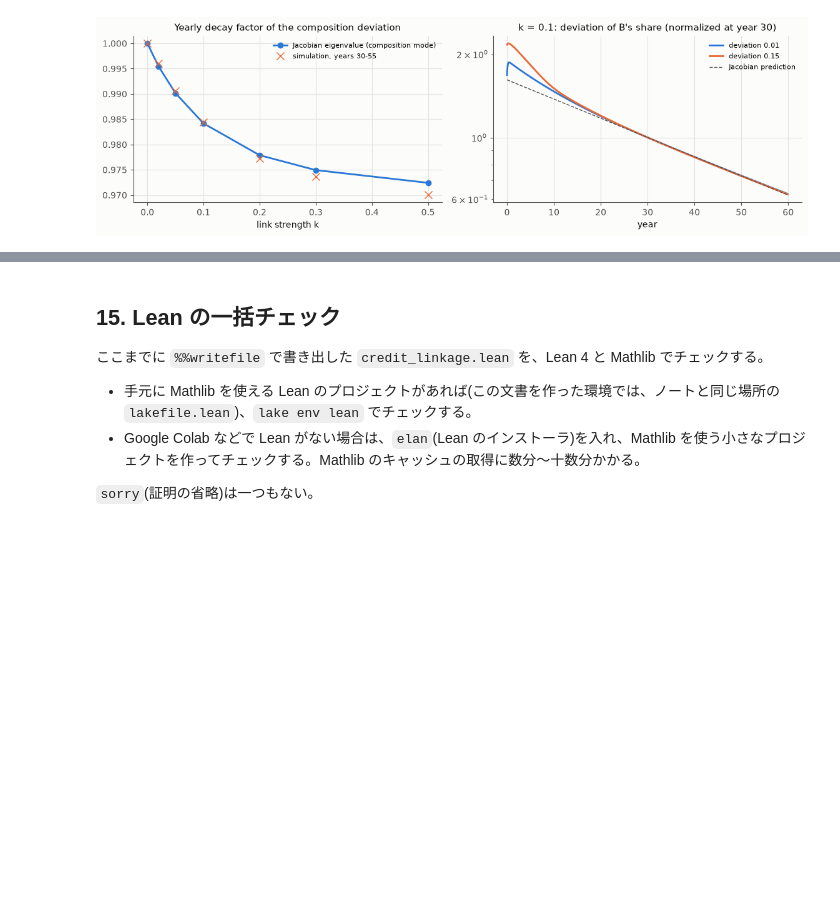
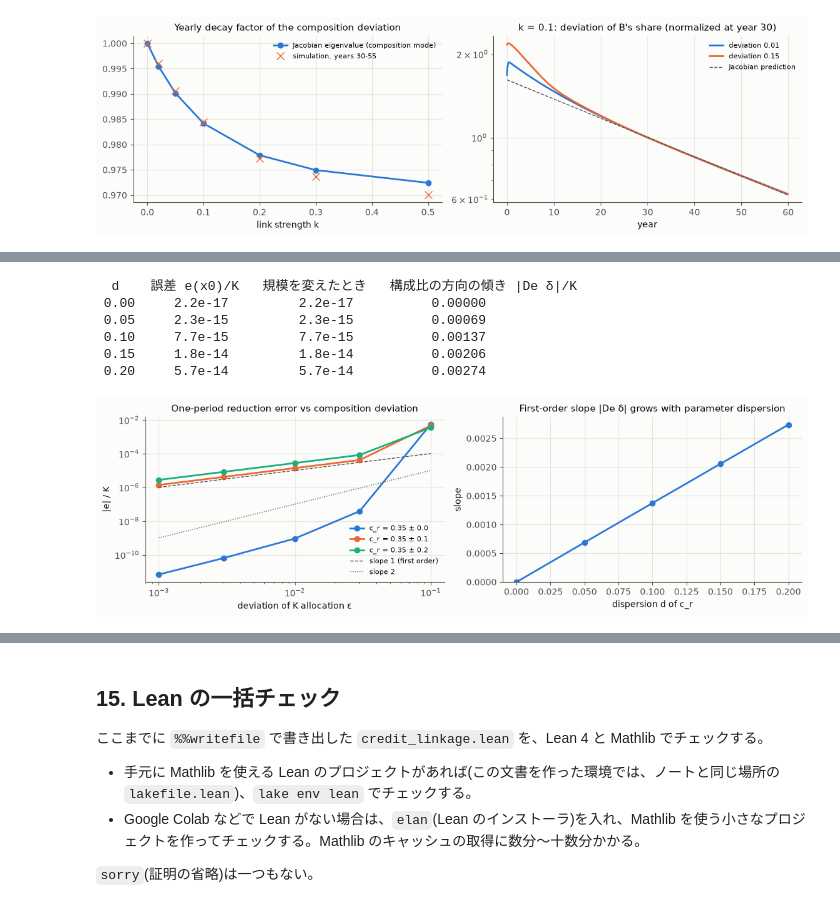
Before and after one commit to JRF-2018/credit_simulation_v6, a Jupyter notebook: notebooks/credit_linkage.ipynb, the cells around one changed output, grey strips where cells are left out. Saved outputs shown, nothing was run; the diff lists cells and outputs as text; code cells hidden in the pictures; blank space fills up the shorter version.

```diff
--- a/notebooks/credit_linkage.ipynb
+++ b/notebooks/credit_linkage.ipynb
@@ -2158,0 +2204,51 @@ plt.tight_layout(); plt.show()
+# %%
+def agg_vec(x, N=2):
+    """Lean の aggState: 1 次の量は合計、貸倒れ率は借入残高、稼働率は資本で重み付けた平均。"""
+    s = dec(x, N); a = {f: np.array([s[f].sum()]) for f in F1}
+    a['loss'] = np.array([np.sum(s['L'] * s['loss']) / s['L'].sum()]) if s['L'].sum() > 0 else np.zeros(1)
+    a['u_prev'] = np.array([np.sum(s['K'] * s['u_prev']) / s['K'].sum()])
+    return enc(a)
+
+def red_error(x, kw, pA):
+    """1 期の縮約誤差 e(x) = 一国のモデルで 1 期 − 世界で 1 期進めてまとめたもの。"""
+    one = enc(simulate_world(N=1, T=0.1, state=dec(agg_vec(x), 1), init=None, **pA)['next'])
+    return one - agg_vec(enc(simulate_world(N=2, T=0.1, state=dec(x), init=None, **kw)['next']))
+
+NL3 = neutral_links([0.6, 0.4], 0.3)
+res, curves = [], {}
+for dsp in [0.0, 0.05, 0.1, 0.15, 0.2]:
+    prm = dict(c_r=[0.35 - dsp, 0.35 + dsp])
+    kw = dict(m=NL3['m'], hold=NL3['hold'], **prm)
+    x0 = enc(simulate_world(N=2, T=400, K0=[150, 100], init=None, **kw)['next'])
+    pA, *_ = aggregate(simulate_world(N=2, T=0.2, state=dec(x0), init=None, **kw), 0, [[0, 1]], prm, None, NL3['hold'])
+    Kt = agg_vec(x0)[0]
+    e0 = red_error(x0, kw, pA)
+    P1x = np.r_[x0[:len(F1) * 2], np.zeros(len(F0) * 2)]
+    e_scale = max(np.abs(red_error(x0 + (s - 1) * P1x, kw, pA)).max() / (s * Kt) for s in (0.5, 2.0))
+    dvec = np.zeros_like(x0); dvec[0], dvec[1] = Kt, -Kt
+    eps_list = [0.001, 0.003, 0.01, 0.03, 0.1]
+    errs = [np.abs(red_error(x0 + eps * dvec, kw, pA) - e0).max() / Kt for eps in eps_list]
+    curves[dsp] = errs
+    res.append((dsp, np.abs(e0).max() / Kt, e_scale, errs[2] / 0.01))
+print('  d    誤差 e(x0)/K   規模を変えたとき   構成比の方向の傾き |De δ|/K')
+for dsp, e0r, es, sl in res:
+    print(f'{dsp:5.2f}   {e0r:9.1e}       {es:9.1e}          {sl:.5f}')
+
+fig, axes = plt.subplots(1, 2, figsize=(11.5, 3.6))
+for j, dsp in enumerate([0.0, 0.1, 0.2]):
+    axes[0].loglog(eps_list, np.maximum(curves[dsp], 1e-18), marker='o', color=PAL[j], label=f'c_r = 0.35 ± {dsp}')
+axes[0].loglog(eps_list, [1e-3 * e for e in eps_list], color=INK2, ls='--', lw=1, label='slope 1 (first order)')
+axes[0].loglog(eps_list, [1e-3 * e ** 2 for e in eps_list], color=INK2, ls=':', lw=1, label='slope 2')
+axes[0].set(title='One-period reduction error vs composition deviation', xlabel='deviation of K allocation ε', ylabel='|e| / K')
+axes[0].legend(fontsize=8)
+axes[1].plot([r[0] for r in res], [r[3] for r in res], marker='o', color=PAL[0])
+axes[1].set(title='First-order slope |De δ| grows with parameter dispersion', xlabel='dispersion d of c_r', ylabel='slope', ylim=(0, None))
+plt.tight_layout(); plt.show()
+# %% [output]
+  d    誤差 e(x0)/K   規模を変えたとき   構成比の方向の傾き |De δ|/K
+ 0.00     2.2e-17         2.2e-17          0.00000
+ 0.05     2.3e-15         2.3e-15          0.00069
+ 0.10     7.7e-15         7.7e-15          0.00137
+ 0.15     1.8e-14         1.8e-14          0.00206
+ 0.20     5.7e-14         5.7e-14          0.00274
+[figure, added]
```
Also changed, not shown: parts of 11 cells of this notebook, 4 other files.
